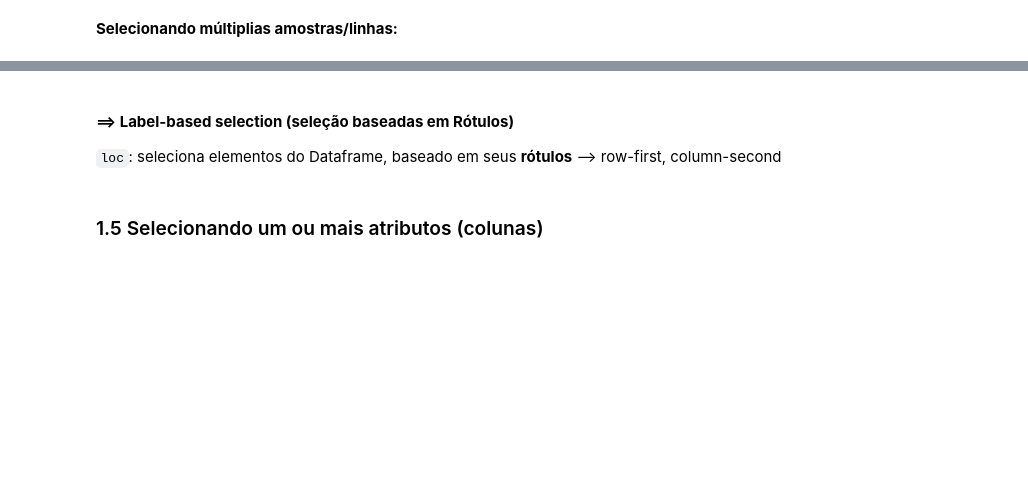
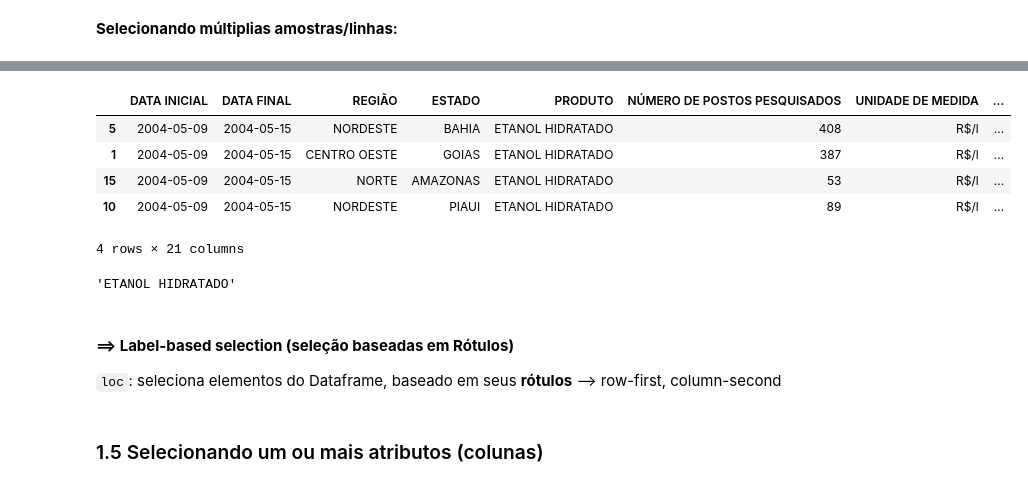
Before and after one commit to enzortorres/python, a Jupyter notebook: estudos/pandas/exercicios/manipulacao_de_dados_codigo_base.ipynb, the cells around one changed output, grey strips where cells are left out. Saved outputs shown, nothing was run; the diff lists cells and outputs as text; code cells hidden in the pictures; blank space fills up the shorter version.

```diff
--- a/estudos/pandas/exercicios/manipulacao_de_dados_codigo_base.ipynb
+++ b/estudos/pandas/exercicios/manipulacao_de_dados_codigo_base.ipynb
@@ -553,3 +718,18 @@ Mostrando linhas específicas de um DataFrame:
+# %%
+# selecionando as linhas/observações de índices 5, 1, 15, 10
+data.iloc[[5, 1, 15, 10]]
+# %% [output]
+|  | DATA INICIAL | DATA FINAL | REGIÃO | ESTADO | PRODUTO | NÚMERO DE POSTOS PESQUISADOS | UNIDADE DE MEDIDA | ... |
+| 5 | 2004-05-09 | 2004-05-15 | NORDESTE | BAHIA | ETANOL HIDRATADO | 408 | R$/l | ... |
+| 1 | 2004-05-09 | 2004-05-15 | CENTRO OESTE | GOIAS | ETANOL HIDRATADO | 387 | R$/l | ... |
+| 15 | 2004-05-09 | 2004-05-15 | NORTE | AMAZONAS | ETANOL HIDRATADO | 53 | R$/l | ... |
+| 10 | 2004-05-09 | 2004-05-15 | NORDESTE | PIAUI | ETANOL HIDRATADO | 89 | R$/l | ... |
+4 rows × 21 columns
+# %%
+# retornar o valor da linha de índice 1, coluna 4 ('ESTADO')
+data.iloc[1, 4]
+# %% [output]
+'ETANOL HIDRATADO'
 # %%
 # e assim por diante!
 # %% [markdown]
```
Also changed, not shown: parts of 18 cells of this notebook.
